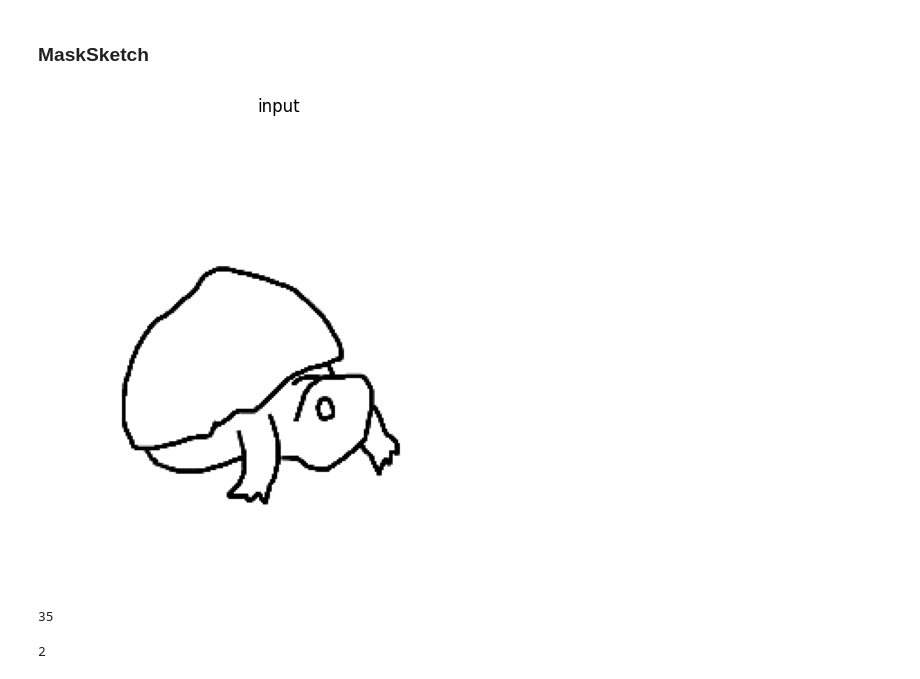
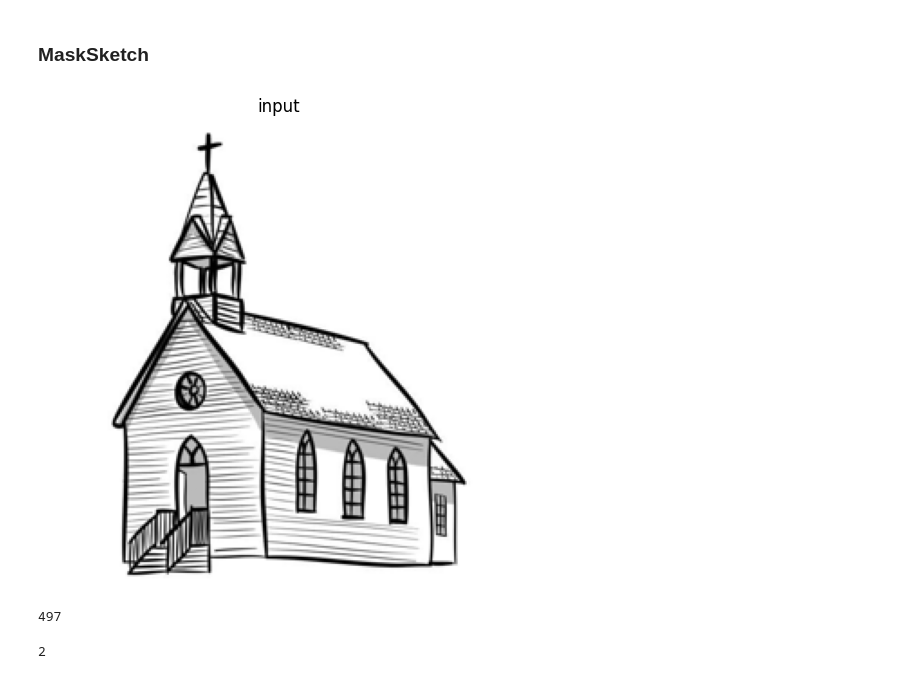
Before and after one commit to cl-liamchiu/2023-CVPDL-Final, a Jupyter notebook: inference.ipynb, the cells around one changed output. Saved outputs shown, nothing was run; the diff lists cells and outputs as text; code cells hidden in the pictures.

```diff
--- a/inference.ipynb
+++ b/inference.ipynb
@@ -40,14 +40,14 @@ p_generate_256_samples = generator_256.p_generate_samples()
 ### MaskSketch
 # %%
 # sketch image path
-sketch_image_path = "imgs/1700649835198.png"
+sketch_image_path = "imgs/IMG_0671.jpg"
 
 image = read_image_from_path(
     sketch_image_path,
     height=256,
     width=256)
 visualize_images(image[None,...], title=f'input')
 # %% [output]
-[figure, old version]
+[figure, new version]
 # %%
-category = "35) mud turtle"
+category = "497) church, church building" #"35) mud turtle"
@@ -55,7 +55,7 @@ category = "35) mud turtle"
 label = int(category.split(')')[0])
 label
 # %% [output]
-35
+497
 # %%
 generator_256.maskgit_cf.eval_batch_size
 # %% [output]
```
Also changed, not shown: parts of 5 cells of this notebook, 14 other files.
